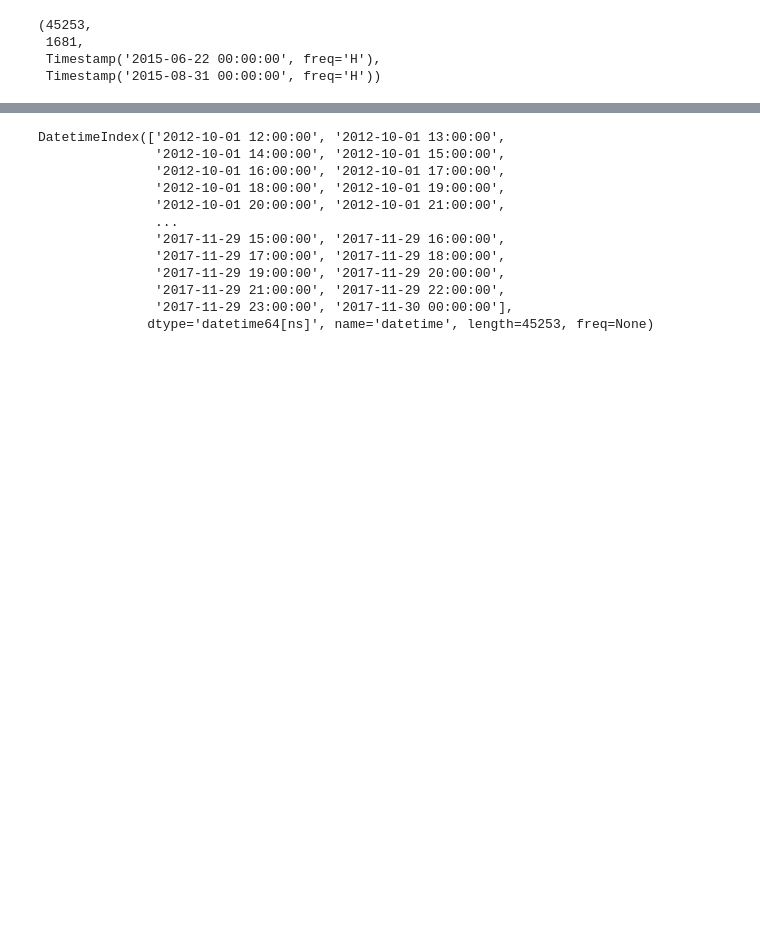
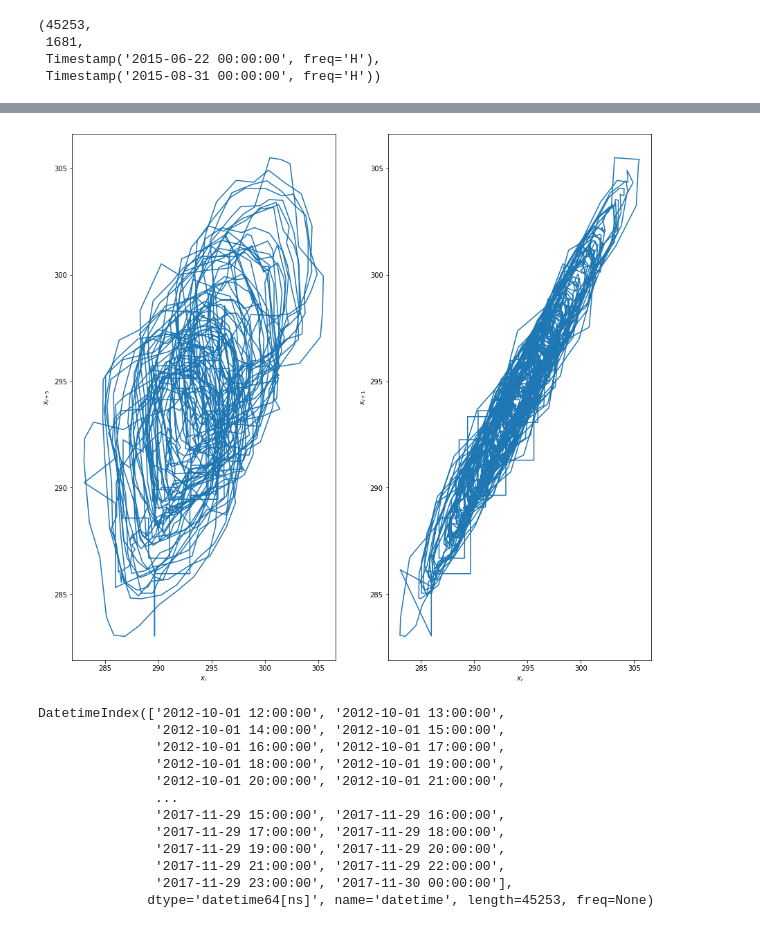
Before and after one commit to SpaceAntelope/dataframe-takens, a Jupyter notebook: Notebooks/PY Notebook.ipynb, the cells around one changed output, grey strips where cells are left out. Drawn from its saved outputs; the diff is of its cells as text; code cells hidden in the pictures; blank space fills up the shorter version.

Commit message:
attempting and failing at subplots

```diff
--- a/Notebooks/PY Notebook.ipynb
+++ b/Notebooks/PY Notebook.ipynb
@@ -80,3 +113,18 @@ len(weatherDataMontreal)
+# %%
+#embedd into two dimensions
+embeddedWeather = takensEmbedding(weatherDataMontreal,5,2);
+#plot the time-series and the embedded one
+fig, ax = plt.subplots(nrows=1,ncols=2,figsize=(15,14));
+ax[0].plot(embeddedWeather[0,:],embeddedWeather[1,:]);
+ax[0].set_xlabel('$x_i$');
+ax[0].set_ylabel('$x_{i+5}$');
+#now with delay=1
+embeddedWeather = takensEmbedding(weatherDataMontreal,1,2);
+ax[1].plot(embeddedWeather[0,:],embeddedWeather[1,:]);
+ax[1].set_xlabel('$x_i$');
+ax[1].set_ylabel('$x_{i+1}$');
+# %% [output]
+[figure, added]
 # %%
 tempDf = temperatureDF.copy()
 # %%
```
Also changed, not shown: parts of 7 cells of this notebook, 3 other files.
